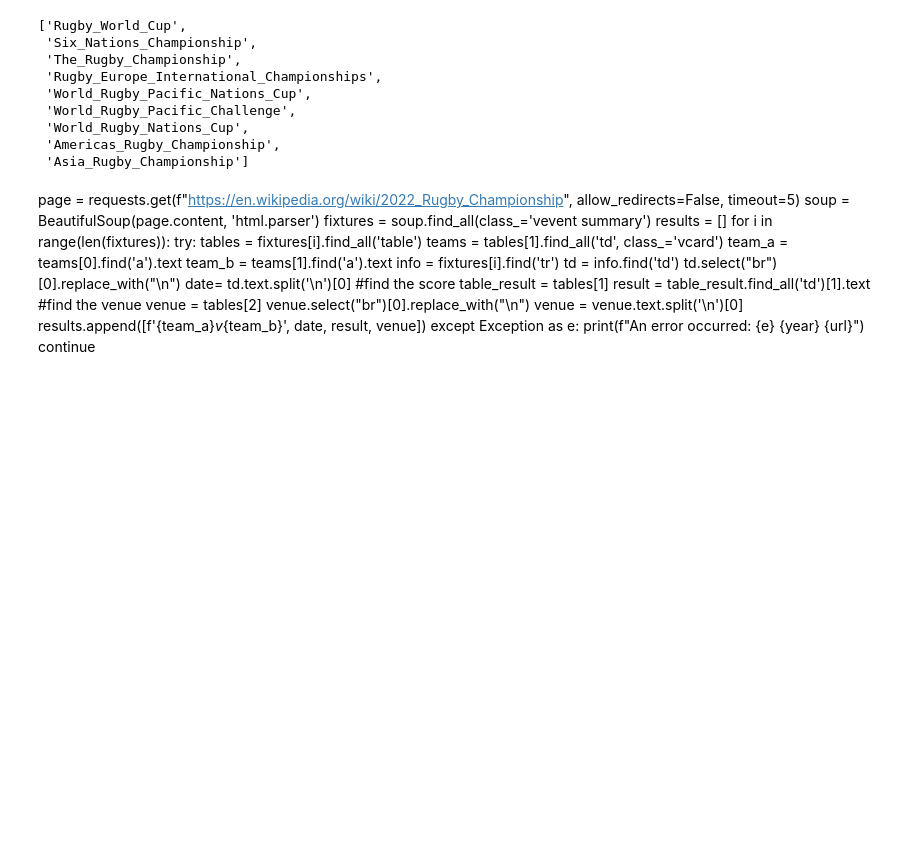
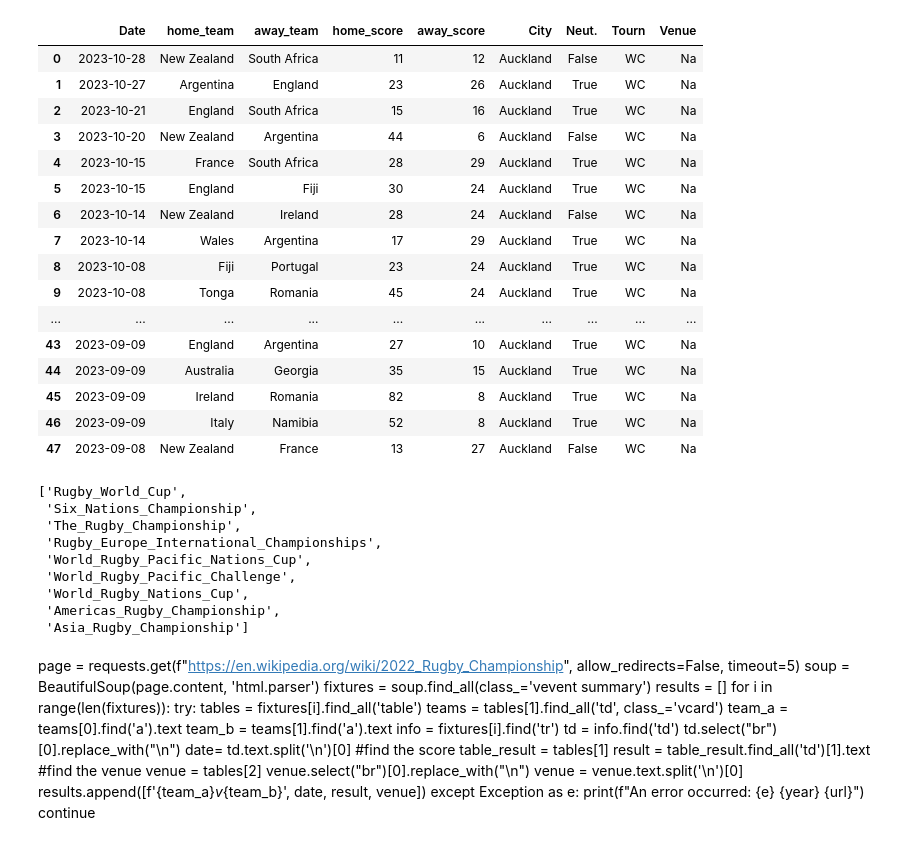
Before and after one commit to ArthurG-data/rugby_world_cup_prediction, a Jupyter notebook: wiki_scap.ipynb, the cells around one changed output. Cells and saved outputs as stored; diff of their text form; code cells hidden in the pictures; blank space fills up the shorter version.

```diff
--- a/wiki_scap.ipynb
+++ b/wiki_scap.ipynb
@@ -9,0 +12,23 @@ soup = BeautifulSoup(page.content, 'html.parser')
+# %%
+current_dir = os.getcwd()
+
+folder = "/data/"
+file = 'all_games_RWC2023_fixed.csv'
+def switch_home(row):
+    if row['Team B'] == 'New Zealand':
+        row['Team A'], row['Team B'] = row['Team B'], row['Team A']
+        row['Score A'], row['Score B'] = row['Score B'], row['Score A']
+    if row['Team A'] == 'New Zealand':
+        row['Neut.'] = False
+    return row
+
+rwc2023_results= pd.read_csv(current_dir+folder+file)
+rwc2023_results_filtered = rwc2023_results[['Date', 'Team A', 'Team B', 'Score A', 'Score B']]
+rwc2023_results_filtered['City'] = 'Auckland'
+rwc2023_results_filtered['Neut.'] = True
+rwc2023_results_filtered = rwc2023_results_filtered.apply(switch_home, axis=1)
+rwc2023_results_filtered.rename(columns={'Team A':'home_team', 'Team B' : 'away_team', 'Score A':'home_score', 'Score B': 'away_score'}, inplace=True)
+rwc2023_results_filtered['Tourn'] = 'WC'
+rwc2023_results_filtered['Venue'] = 'Na'
+rwc2023_results_filtered['country'] = 'New Zealand'
+rwc2023_results_filtered['Date'] = rwc2023_results_filtered['Date'].apply(lambda date: pd.to_datetime(date, dayfirst=True, format='%d-%b-%Y'))
@@ -10,3 +46,23 @@ soup = BeautifulSoup(page.content, 'html.parser')
+# %%
+rwc2023_results_filtered
+# %% [output]
+|  | Date | home_team | away_team | home_score | away_score | City | Neut. | Tourn | Venue |
+| 0 | 2023-10-28 | New Zealand | South Africa | 11 | 12 | Auckland | False | WC | Na |
+| 1 | 2023-10-27 | Argentina | England | 23 | 26 | Auckland | True | WC | Na |
+| 2 | 2023-10-21 | England | South Africa | 15 | 16 | Auckland | True | WC | Na |
+| 3 | 2023-10-20 | New Zealand | Argentina | 44 | 6 | Auckland | False | WC | Na |
+| 4 | 2023-10-15 | France | South Africa | 28 | 29 | Auckland | True | WC | Na |
+| 5 | 2023-10-15 | England | Fiji | 30 | 24 | Auckland | True | WC | Na |
+| 6 | 2023-10-14 | New Zealand | Ireland | 28 | 24 | Auckland | False | WC | Na |
+| 7 | 2023-10-14 | Wales | Argentina | 17 | 29 | Auckland | True | WC | Na |
+| 8 | 2023-10-08 | Fiji | Portugal | 23 | 24 | Auckland | True | WC | Na |
+| 9 | 2023-10-08 | Tonga | Romania | 45 | 24 | Auckland | True | WC | Na |
+| ... | ... | ... | ... | ... | ... | ... | ... | ... | ... |
+| 43 | 2023-09-09 | England | Argentina | 27 | 10 | Auckland | True | WC | Na |
+| 44 | 2023-09-09 | Australia | Georgia | 35 | 15 | Auckland | True | WC | Na |
+| 45 | 2023-09-09 | Ireland | Romania | 82 | 8 | Auckland | True | WC | Na |
+| 46 | 2023-09-09 | Italy | Namibia | 52 | 8 | Auckland | True | WC | Na |
+| 47 | 2023-09-08 | New Zealand | France | 13 | 27 | Auckland | False | WC | Na |
 # %%
 #look for all tournament
 tournament_links = []
```
Also changed, not shown: parts of 10 cells of this notebook, 3 other files.
